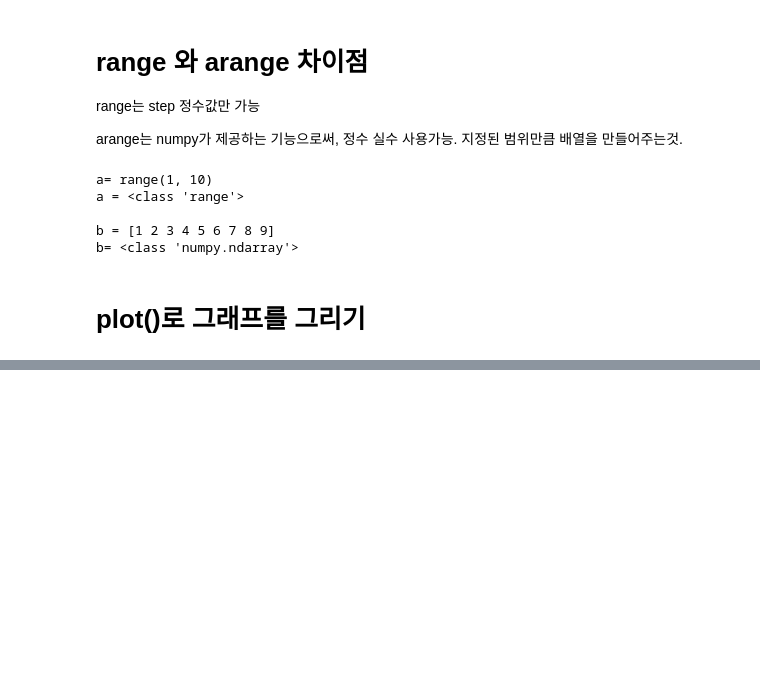
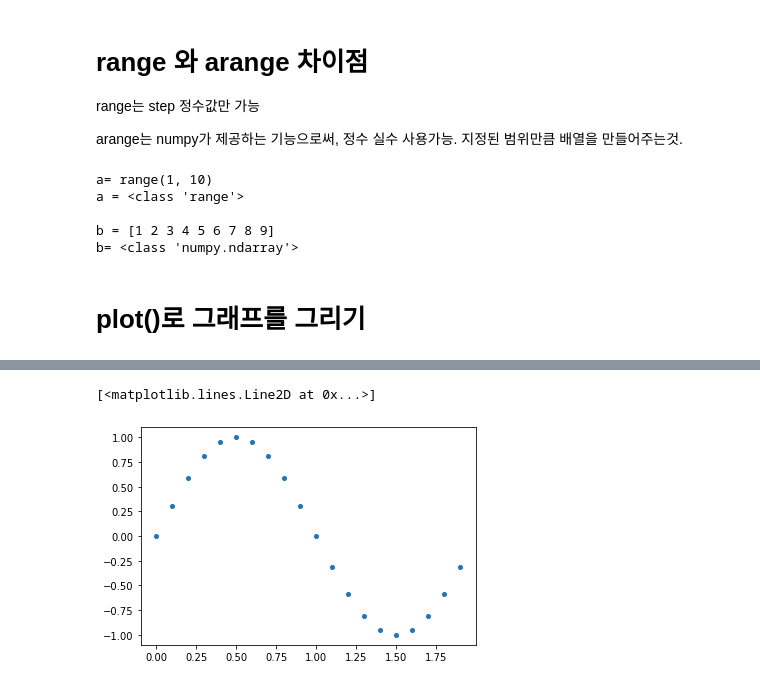
Before and after one commit to rlfwo93/machine-learning, a Jupyter notebook: matplotilb.ipynb, the cells around one changed output, grey strips where cells are left out. Cells and saved outputs as stored; diff of their text form; code cells hidden in the pictures; blank space fills up the shorter version.

```diff
--- a/matplotilb.ipynb
+++ b/matplotilb.ipynb
@@ -49,0 +50,8 @@ plt.plot(np.arange(0.0, 3.0, 0.01), s)  # x-축을 지정한다.
+# %%
+s1 = np.sin(np.pi*np.arange(0.0, 2.0, 0.1))
+plt.plot(np.arange(0.0, 2.0, 0.1), s1, 'o', ms = 4)
+# 'o' 는 그래프를 점으로 찍어준다
+#  ms=4는 점의 크기를 설정한다.
+# %% [output]
+[<matplotlib.lines.Line2D at 0x...>]
+[figure, added]
```
Also changed, not shown: parts of 8 cells of this notebook.
